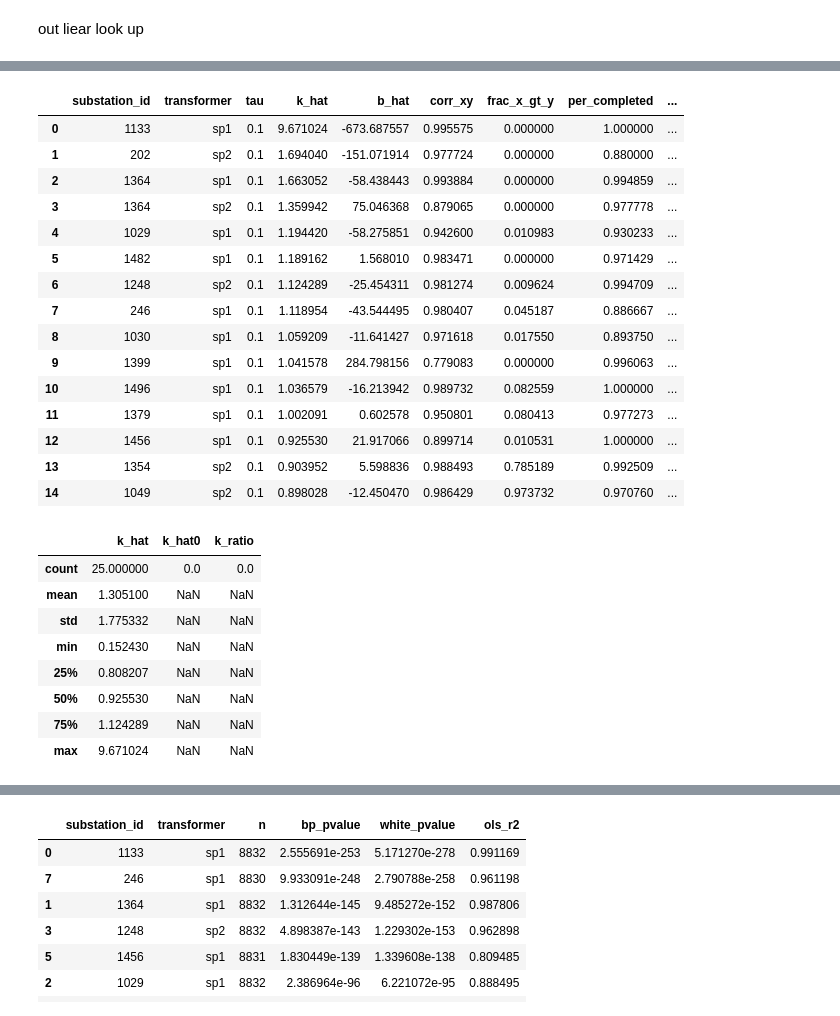
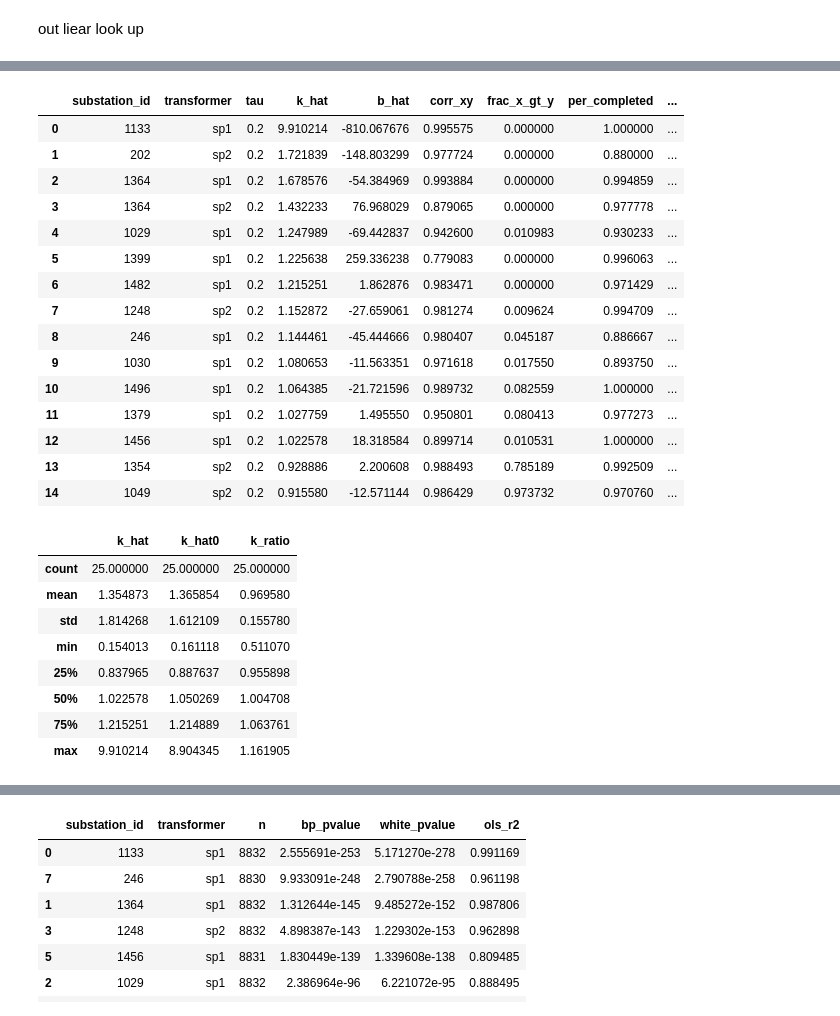
Before and after one commit to MindisBlank/Jasonaq_thesis, a Jupyter notebook: notebooks/ct_ratio_issue.ipynb, the cells around one changed output, grey strips where cells are left out. Drawn from its saved outputs; the diff is of its cells as text; code cells hidden in the pictures.

```diff
--- a/notebooks/ct_ratio_issue.ipynb
+++ b/notebooks/ct_ratio_issue.ipynb
@@ -1006,7 +1006,7 @@ Groups with < min_points: 0 / 25
 # so the fitted slope k captures CT scaling better than OLS (which would be pulled upward).
 
 # --- Run estimators + QC views ---
-df_k = fit_k_quantile_per_group(df_reg, tau=0.10, min_points=min_points)
+df_k = fit_k_quantile_per_group(df_reg, tau=0.20, min_points=min_points)
 print("Estimated k for groups:", len(df_k))
 
 swap_df = detect_transformer_swaps(df_reg, min_points=min_points, corr_gain=0.05)
@@ -1143,46 +1143,46 @@ plt.show()
 # %%
 # No-intercept quantile regression variant (candidate final correction slope)
 #################################################################################################################
 # Why this cell exists:
 # Physically, if load is zero, both sensors should read ~0. For CT scaling, a no-intercept slope is often cleaner.
 # In practice, intercept can capture bias/offset/noise; but for *scaling correction* we usually want slope-only.
 # This cell compares k_hat (with intercept) vs k_hat0 (no intercept) and then applies slope-only correction.
 
-df_k0 = fit_k_no_intercept(df_reg, tau=0.08, min_points=200)
+df_k0 = fit_k_no_intercept(df_reg, tau=0.20, min_points=200)
 
 # Compare intercept vs no-intercept slopes (thesis: show they are similar for "good" groups)
 df_k_cmp = df_k.merge(df_k0, on=["substation_id", "transformer", "tau"], how="left")
 df_k_cmp["k_ratio"] = df_k_cmp["k_hat"] / df_k_cmp["k_hat0"]
 
 display(df_k_cmp.sort_values("k_hat", ascending=False).head(15))
 display(df_k_cmp[["k_hat","k_hat0","k_ratio"]].describe())
 #################################################################################################################
 # %% [output]
 |  | substation_id | transformer | tau | k_hat | b_hat | corr_xy | frac_x_gt_y | per_completed | ... |
-| 0 | 1133 | sp1 | 0.1 | 9.671024 | -673.687557 | 0.995575 | 0.000000 | 1.000000 | ... |
-| 1 | 202 | sp2 | 0.1 | 1.694040 | -151.071914 | 0.977724 | 0.000000 | 0.880000 | ... |
-| 2 | 1364 | sp1 | 0.1 | 1.663052 | -58.438443 | 0.993884 | 0.000000 | 0.994859 | ... |
-| 3 | 1364 | sp2 | 0.1 | 1.359942 | 75.046368 | 0.879065 | 0.000000 | 0.977778 | ... |
-| 4 | 1029 | sp1 | 0.1 | 1.194420 | -58.275851 | 0.942600 | 0.010983 | 0.930233 | ... |
-| 5 | 1482 | sp1 | 0.1 | 1.189162 | 1.568010 | 0.983471 | 0.000000 | 0.971429 | ... |
-| 6 | 1248 | sp2 | 0.1 | 1.124289 | -25.454311 | 0.981274 | 0.009624 | 0.994709 | ... |
-| 7 | 246 | sp1 | 0.1 | 1.118954 | -43.544495 | 0.980407 | 0.045187 | 0.886667 | ... |
-| 8 | 1030 | sp1 | 0.1 | 1.059209 | -11.641427 | 0.971618 | 0.017550 | 0.893750 | ... |
-| 9 | 1399 | sp1 | 0.1 | 1.041578 | 284.798156 | 0.779083 | 0.000000 | 0.996063 | ... |
-| 10 | 1496 | sp1 | 0.1 | 1.036579 | -16.213942 | 0.989732 | 0.082559 | 1.000000 | ... |
-| 11 | 1379 | sp1 | 0.1 | 1.002091 | 0.602578 | 0.950801 | 0.080413 | 0.977273 | ... |
-| 12 | 1456 | sp1 | 0.1 | 0.925530 | 21.917066 | 0.899714 | 0.010531 | 1.000000 | ... |
-| 13 | 1354 | sp2 | 0.1 | 0.903952 | 5.598836 | 0.988493 | 0.785189 | 0.992509 | ... |
-| 14 | 1049 | sp2 | 0.1 | 0.898028 | -12.450470 | 0.986429 | 0.973732 | 0.970760 | ... |
+| 0 | 1133 | sp1 | 0.2 | 9.910214 | -810.067676 | 0.995575 | 0.000000 | 1.000000 | ... |
+| 1 | 202 | sp2 | 0.2 | 1.721839 | -148.803299 | 0.977724 | 0.000000 | 0.880000 | ... |
+| 2 | 1364 | sp1 | 0.2 | 1.678576 | -54.384969 | 0.993884 | 0.000000 | 0.994859 | ... |
+| 3 | 1364 | sp2 | 0.2 | 1.432233 | 76.968029 | 0.879065 | 0.000000 | 0.977778 | ... |
+| 4 | 1029 | sp1 | 0.2 | 1.247989 | -69.442837 | 0.942600 | 0.010983 | 0.930233 | ... |
+| 5 | 1399 | sp1 | 0.2 | 1.225638 | 259.336238 | 0.779083 | 0.000000 | 0.996063 | ... |
+| 6 | 1482 | sp1 | 0.2 | 1.215251 | 1.862876 | 0.983471 | 0.000000 | 0.971429 | ... |
+| 7 | 1248 | sp2 | 0.2 | 1.152872 | -27.659061 | 0.981274 | 0.009624 | 0.994709 | ... |
+| 8 | 246 | sp1 | 0.2 | 1.144461 | -45.444666 | 0.980407 | 0.045187 | 0.886667 | ... |
+| 9 | 1030 | sp1 | 0.2 | 1.080653 | -11.563351 | 0.971618 | 0.017550 | 0.893750 | ... |
+| 10 | 1496 | sp1 | 0.2 | 1.064385 | -21.721596 | 0.989732 | 0.082559 | 1.000000 | ... |
+| 11 | 1379 | sp1 | 0.2 | 1.027759 | 1.495550 | 0.950801 | 0.080413 | 0.977273 | ... |
+| 12 | 1456 | sp1 | 0.2 | 1.022578 | 18.318584 | 0.899714 | 0.010531 | 1.000000 | ... |
+| 13 | 1354 | sp2 | 0.2 | 0.928886 | 2.200608 | 0.988493 | 0.785189 | 0.992509 | ... |
+| 14 | 1049 | sp2 | 0.2 | 0.915580 | -12.571144 | 0.986429 | 0.973732 | 0.970760 | ... |
 |  | k_hat | k_hat0 | k_ratio |
-| count | 25.000000 | 0.0 | 0.0 |
-| mean | 1.305100 | NaN | NaN |
-| std | 1.775332 | NaN | NaN |
-| min | 0.152430 | NaN | NaN |
-| 25% | 0.808207 | NaN | NaN |
-| 50% | 0.925530 | NaN | NaN |
-| 75% | 1.124289 | NaN | NaN |
-| max | 9.671024 | NaN | NaN |
+| count | 25.000000 | 25.000000 | 25.000000 |
+| mean | 1.354873 | 1.365854 | 0.969580 |
+| std | 1.814268 | 1.612109 | 0.155780 |
+| min | 0.154013 | 0.161118 | 0.511070 |
+| 25% | 0.837965 | 0.887637 | 0.955898 |
+| 50% | 1.022578 | 1.050269 | 1.004708 |
+| 75% | 1.215251 | 1.214889 | 1.063761 |
+| max | 9.910214 | 8.904345 | 1.161905 |
 # %%
 # Apply final correction using k_hat0 and compute group-level QC on Delta
 #################################################################################################################
```
Also changed, not shown: parts of 12 cells of this notebook, 3 other files.
